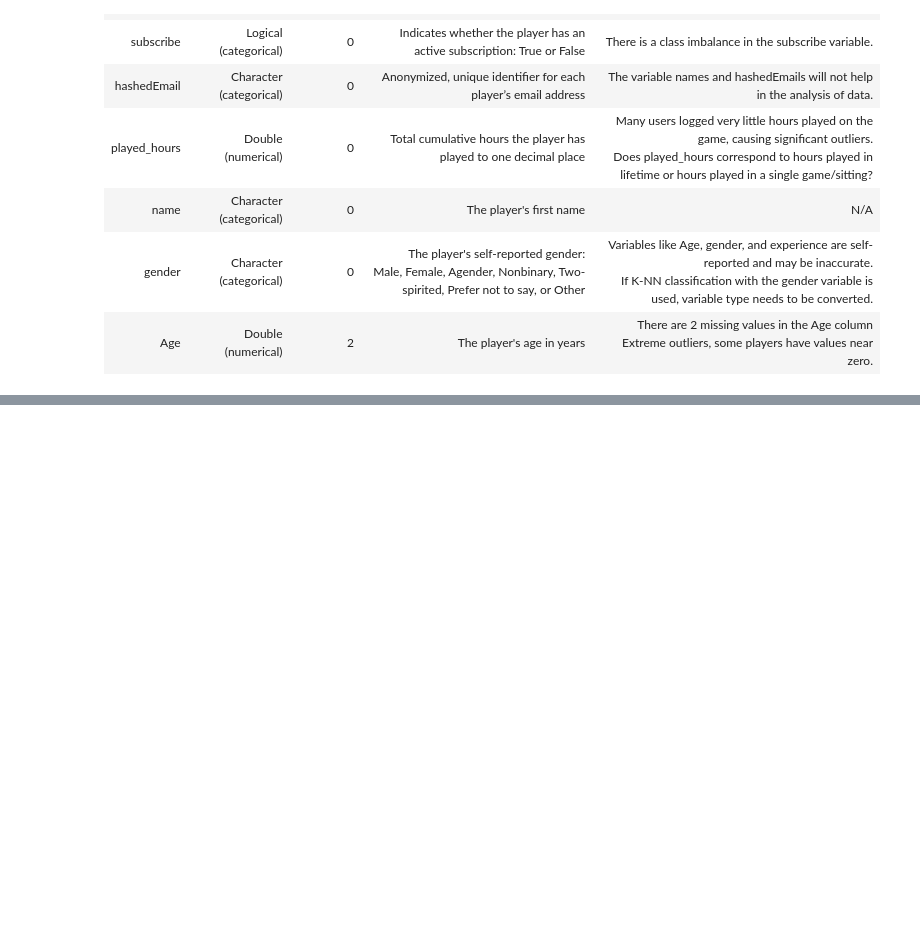
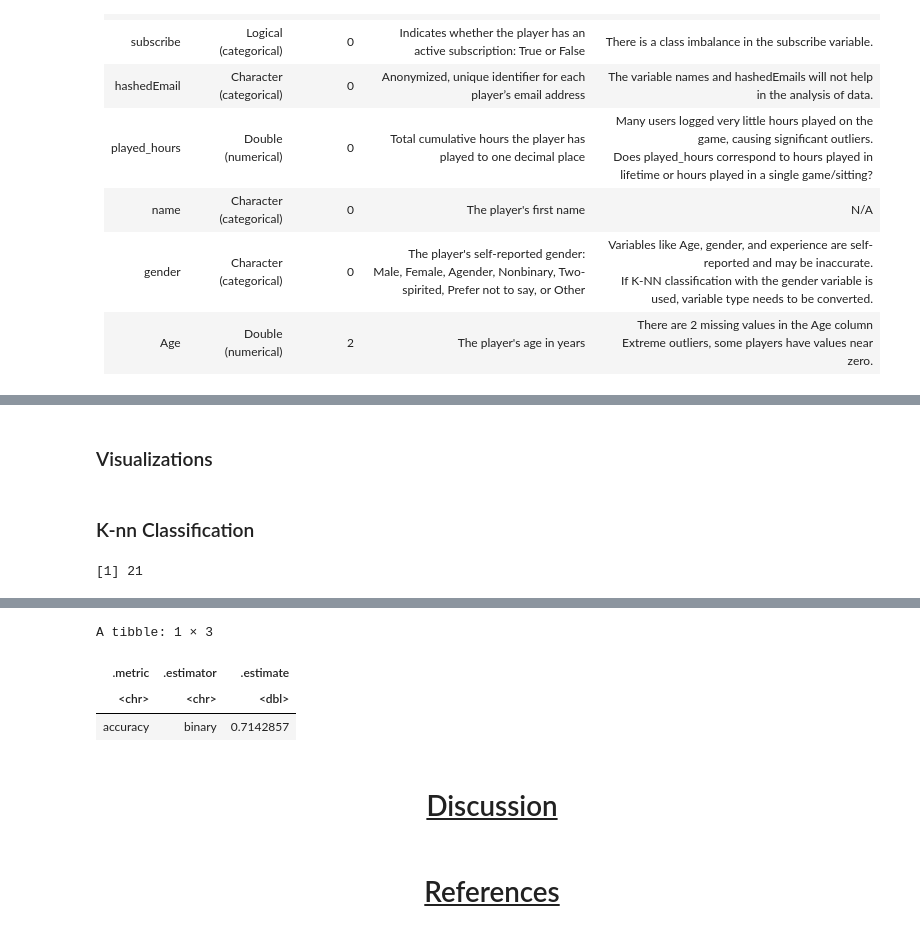
Before and after one commit to RealBabyPotato/DSCI-100-Final-Project, a Jupyter notebook: FinalProject.ipynb, the cells around one changed output, grey strips where cells are left out. Cells and saved outputs as stored; diff of their text form; code cells hidden in the pictures; blank space fills up the shorter version.

```diff
--- a/FinalProject.ipynb
+++ b/FinalProject.ipynb
@@ -32,0 +107,72 @@ test
+# %% [markdown]
+<h3>Visualizations</h3>
+# %% [markdown]
+<h3>K-nn Classification</h3>
+# %%
+library(themis)
+
+
+set.seed(1)
+
+
+players_split <- initial_split(players, prop = 0.75, strata = subscribe)
+players_train <- training(players_split)
+players_test <- testing(players_split)
+
+# players_proportions <- players_train |>
+#                       group_by(subscribe) |>
+#                       summarize(n = n()) |>
+#                       mutate(percent = 100*n/nrow(players_train))
+
+# players_proportions
+
+players_recipe <- recipe (subscribe ~ ., data = players_train) |>
+step_impute_mean(all_predictors()) |>
+# step_upsample(subscribe, over_ratio = 1, skip = TRUE) |>
+step_scale(all_predictors()) |>
+step_center(all_predictors())
+
+
+players_spec <- nearest_neighbor(weight_func = "rectangular",
+                             neighbors = tune()) |>
+  set_engine("kknn") |>
+  set_mode("classification")
+
+players_vfold <- vfold_cv(players_train, v = 10, strata = subscribe)
+
+k_vals <- tibble(neighbors = seq(from = 1, to = 100, by = 5))
+
+players_results <- workflow() |>
+  add_recipe(players_recipe) |>
+  add_model(players_spec) |>
+  tune_grid(resamples = players_vfold, grid = k_vals) |>
+  collect_metrics()
+
+accuracies <- players_results |>
+  filter(.metric == "accuracy")
+
+best_k <- accuracies |>
+        arrange(desc(mean)) |>
+        head(1) |>
+        pull(neighbors)
+best_k
+
+players_spec_tuned <- nearest_neighbor(weight_func = "rectangular", neighbors = best_k) |>
+  set_engine("kknn") |>
+  set_mode("classification")
+
+
+players_fit <- workflow() |>
+  add_recipe(players_recipe) |>
+  add_model(players_spec_tuned) |>
+  fit(data = players_train)
+players_fit
+
+players_predictions<- predict(players_fit, players_test) |>
+  bind_cols(players_test)
+
+players_predictions |>
+  metrics(truth = subscribe, estimate = .pred_class) |>
+  filter(.metric == "accuracy")
+# %% [output]
+[1] 21
@@ -32,0 +199,8 @@ test
+A tibble: 1 × 3
+| .metric | .estimator | .estimate |
+| <chr> | <chr> | <dbl> |
+| accuracy | binary | 0.7142857 |
+# %% [markdown]
+<h1><center><u>Discussion</u></center></h1>
+# %% [markdown]
+<h1><center><u>References</u></center></h1>
```
Also changed, not shown: parts of 14 cells of this notebook.
